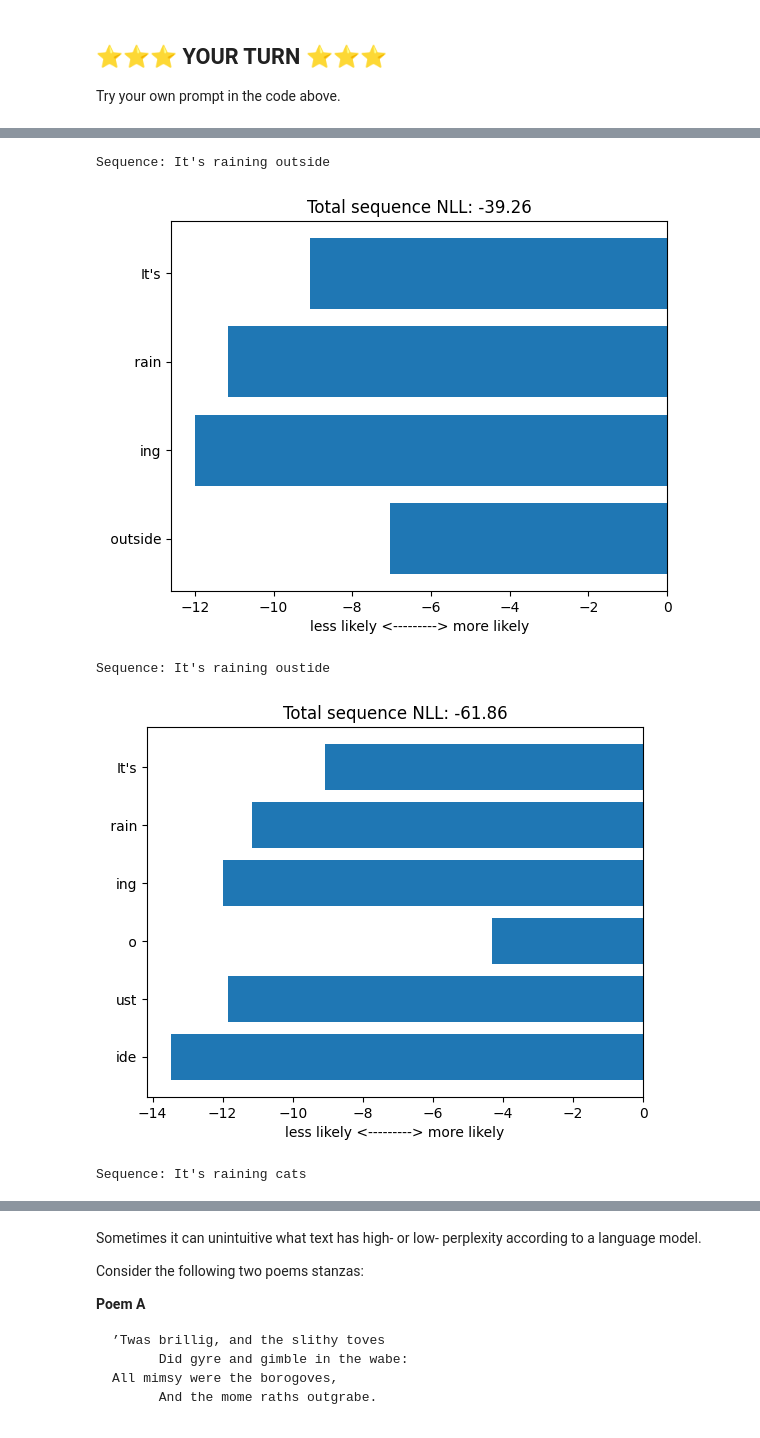
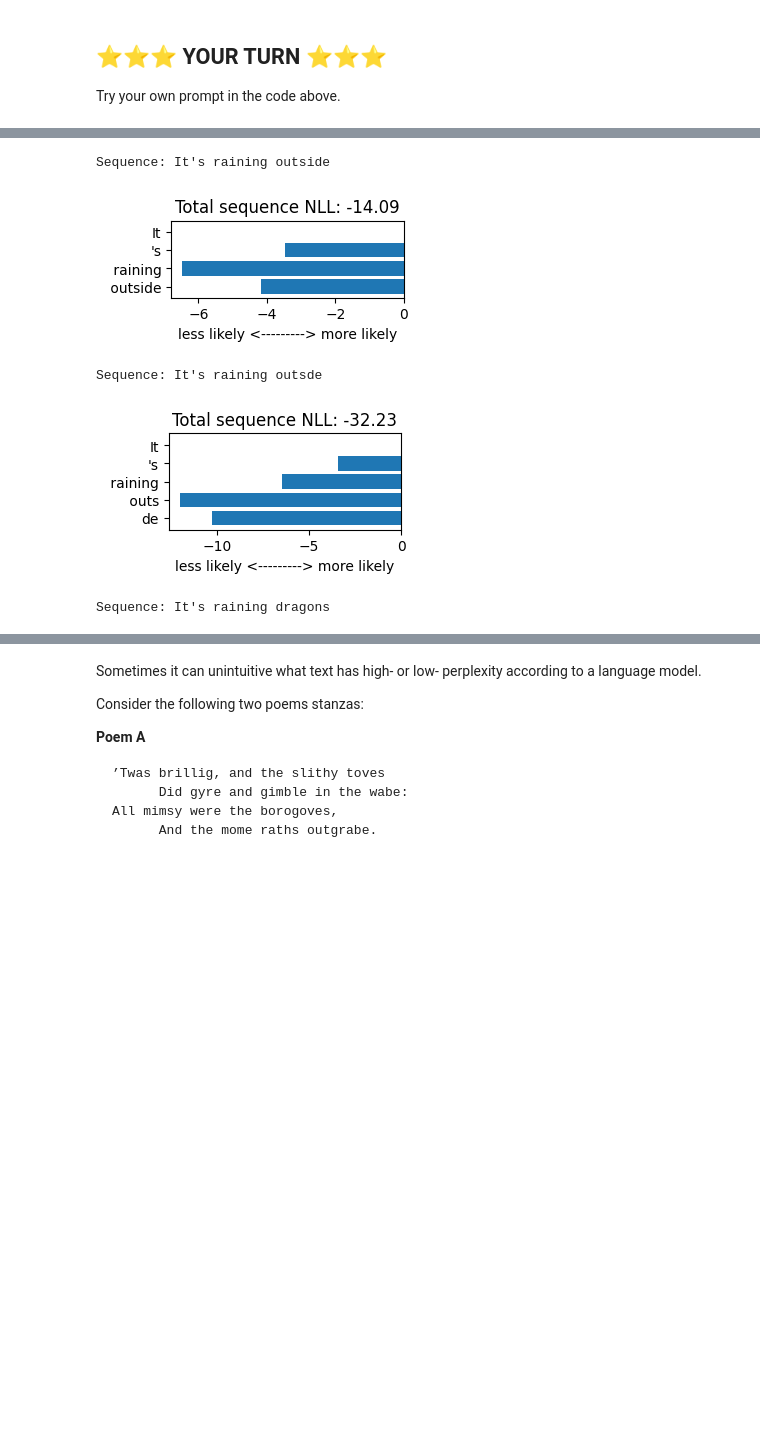
Before and after one commit to daphnei/gen-ai-tutorials, a Jupyter notebook: llm_tutorial.ipynb, the cells around one changed output, grey strips where cells are left out. Drawn from its saved outputs; the diff is of its cells as text; code cells hidden in the pictures; blank space fills up the shorter version.

```diff
--- a/llm_tutorial.ipynb
+++ b/llm_tutorial.ipynb
@@ -395,8 +398,8 @@ class LlamaEngine(Engine):
 
     response = []
     if num_samples > 4:
-      print("Warning: Maximum allowed value for num_samples is 4")
-      return response
+      print("Warning: Maximum num_samples is 4 for the LLaMA engine.")
+      num_samples = 4
 
     response = self.client.prompt(
         [prompt] * num_samples,
@@ -404,7 +407,7 @@ class LlamaEngine(Engine):
         temperature=1.0,
         max_new_tokens=num_tokens,
         repetition_penalty=1.0)
-    response = [r.text for r in response]
+    response = [r.text.replace(prompt, "") for r in response]
 
     return response if num_samples > 1 else response[0]
 
@@ -476,29 +457,30 @@ Let's try this out!
 # %%
 def plot_token_likelihoods(tokens, scores, text):
+  plt.figure(figsize=(3,len(tokens)*0.25))
   plt.barh(tokens[::-1], scores[::-1], align='center')
   plt.xlabel("less likely <---------> more likely")
   plt.title("Total sequence NLL: %.2f" % np.sum(scores))
   plt.show()
 
 s = "It's raining outside"
-s_typo = "It's raining oustide"
-s_nonsense = "It's raining cats"
+s_typo = "It's raining outsde"
+s_nonsense = "It's raining dragons"
 
 s_tokens, s_scores = engine.score(s)
 s_typo_tokens, s_typo_scores = engine.score(s_typo)
 s_nonsense_tokens, s_nonsense_scores = engine.score(s_nonsense)
 
 print("Sequence:", s)
 plot_token_likelihoods(s_tokens, s_scores, s)
 
 print("Sequence:", s_typo)
 plot_token_likelihoods(s_typo_tokens, s_typo_scores, s_typo)
 
 print("Sequence:", s_nonsense)
 plot_token_likelihoods(s_nonsense_tokens, s_nonsense_scores, s_nonsense)
 # %% [output]
 Sequence: It's raining outside
-[figure, old version]
+[figure, new version]
-Sequence: It's raining oustide
+Sequence: It's raining outsde
-[figure, old version]
+[figure, new version]
-Sequence: It's raining cats
+Sequence: It's raining dragons
```
Also changed, not shown: parts of 18 cells of this notebook.
